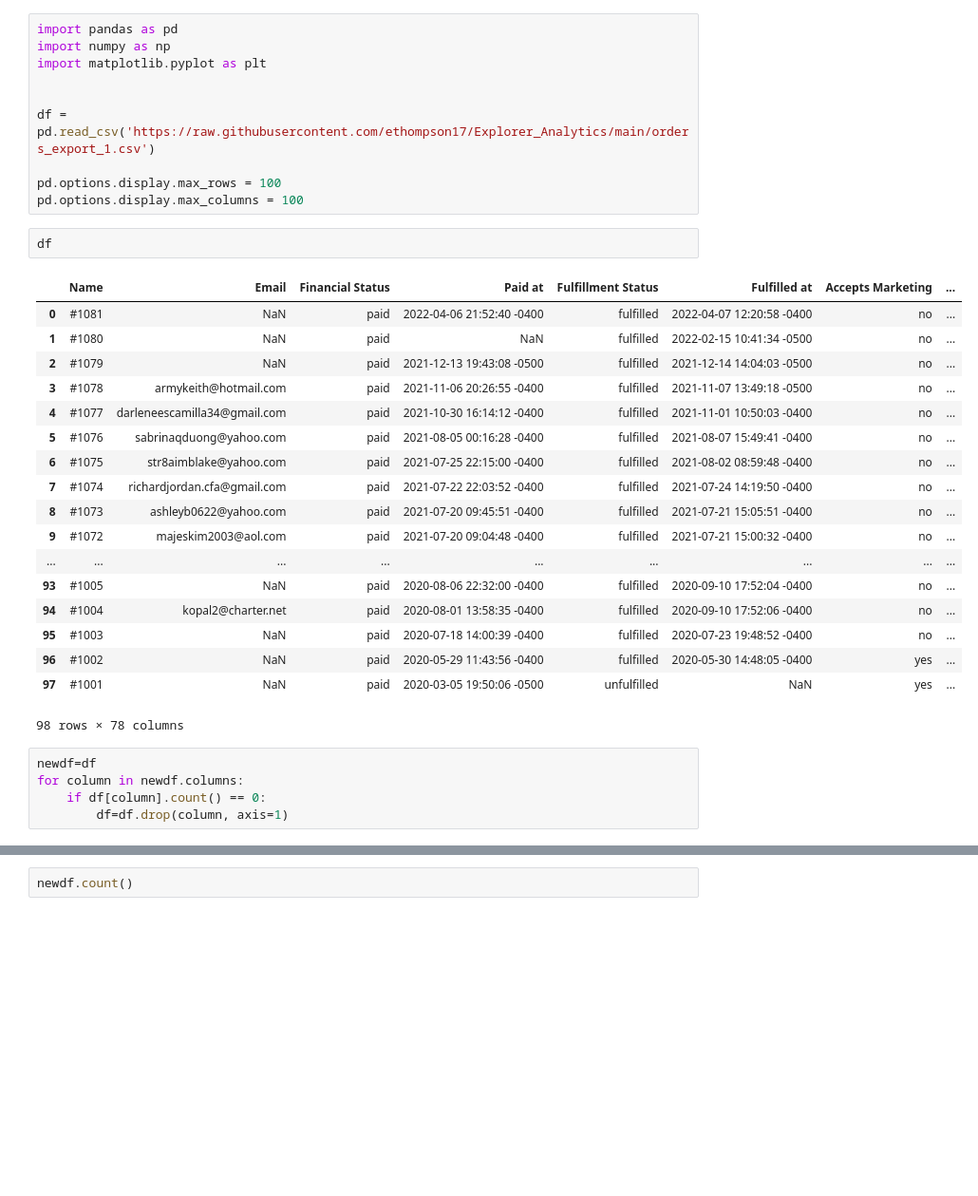
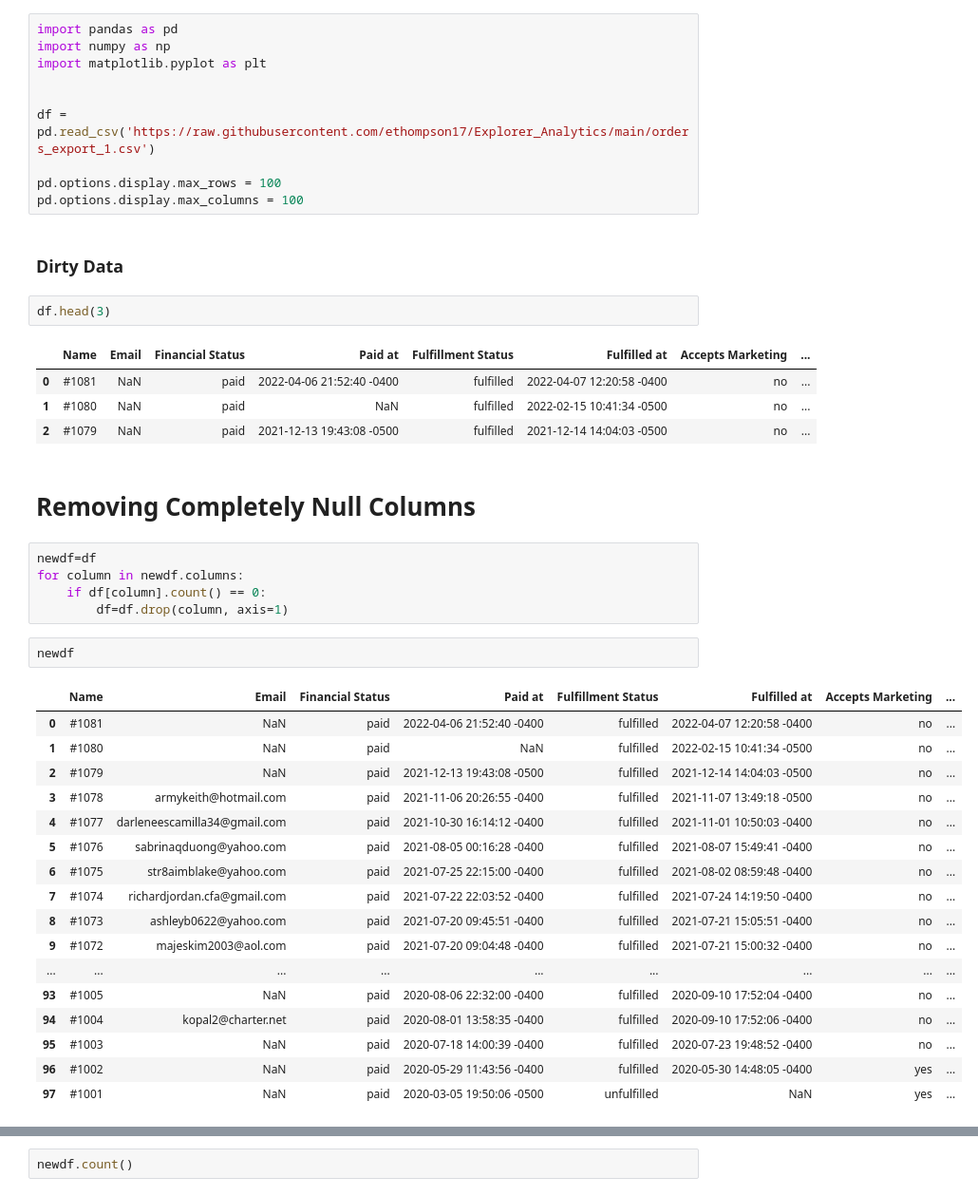
Before and after one commit to ethompson17/Explorer_Analytics, a Jupyter notebook: Explorer Analytics.ipynb, the cells around one changed output, grey strips where cells are left out. Shown: that part at 95% size. Saved outputs shown, nothing was run; the diff lists cells and outputs as text; blank space fills up the shorter version.

```diff
--- a/Explorer Analytics.ipynb
+++ b/Explorer Analytics.ipynb
@@ -8,29 +8,39 @@ df = pd.read_csv('https://raw.githubusercontent.com/ethompson17/Explorer_Analyti
 
 pd.options.display.max_rows = 100
 pd.options.display.max_columns = 100
+# %% [markdown]
+### Dirty Data
 # %%
-df
+df.head(3)
 # %% [output]
 |  | Name | Email | Financial Status | Paid at | Fulfillment Status | Fulfilled at | Accepts Marketing | ... |
 | 0 | #1081 | NaN | paid | 2022-04-06 21:52:40 -0400 | fulfilled | 2022-04-07 12:20:58 -0400 | no | ... |
 | 1 | #1080 | NaN | paid | NaN | fulfilled | 2022-02-15 10:41:34 -0500 | no | ... |
 | 2 | #1079 | NaN | paid | 2021-12-13 19:43:08 -0500 | fulfilled | 2021-12-14 14:04:03 -0500 | no | ... |
-| 3 | #1078 | armykeith@hotmail.com | paid | 2021-11-06 20:26:55 -0400 | fulfilled | 2021-11-07 13:49:18 -0500 | no | ... |
-| 4 | #1077 | darleneescamilla34@gmail.com | paid | 2021-10-30 16:14:12 -0400 | fulfilled | 2021-11-01 10:50:03 -0400 | no | ... |
-| 5 | #1076 | sabrinaqduong@yahoo.com | paid | 2021-08-05 00:16:28 -0400 | fulfilled | 2021-08-07 15:49:41 -0400 | no | ... |
-| 6 | #1075 | str8aimblake@yahoo.com | paid | 2021-07-25 22:15:00 -0400 | fulfilled | 2021-08-02 08:59:48 -0400 | no | ... |
-| 7 | #1074 | richardjordan.cfa@gmail.com | paid | 2021-07-22 22:03:52 -0400 | fulfilled | 2021-07-24 14:19:50 -0400 | no | ... |
-| 8 | #1073 | ashleyb0622@yahoo.com | paid | 2021-07-20 09:45:51 -0400 | fulfilled | 2021-07-21 15:05:51 -0400 | no | ... |
-| 9 | #1072 | majeskim2003@aol.com | paid | 2021-07-20 09:04:48 -0400 | fulfilled | 2021-07-21 15:00:32 -0400 | no | ... |
-| ... | ... | ... | ... | ... | ... | ... | ... | ... |
-| 93 | #1005 | NaN | paid | 2020-08-06 22:32:00 -0400 | fulfilled | 2020-09-10 17:52:04 -0400 | no | ... |
-| 94 | #1004 | kopal2@charter.net | paid | 2020-08-01 13:58:35 -0400 | fulfilled | 2020-09-10 17:52:06 -0400 | no | ... |
-| 95 | #1003 | NaN | paid | 2020-07-18 14:00:39 -0400 | fulfilled | 2020-07-23 19:48:52 -0400 | no | ... |
-| 96 | #1002 | NaN | paid | 2020-05-29 11:43:56 -0400 | fulfilled | 2020-05-30 14:48:05 -0400 | yes | ... |
-| 97 | #1001 | NaN | paid | 2020-03-05 19:50:06 -0500 | unfulfilled | NaN | yes | ... |
-98 rows × 78 columns
+# %% [markdown]
+# Removing Completely Null Columns
 # %%
 newdf=df
 for column in newdf.columns:
     if df[column].count() == 0:
         df=df.drop(column, axis=1)
+# %%
+newdf
+# %% [output]
+|  | Name | Email | Financial Status | Paid at | Fulfillment Status | Fulfilled at | Accepts Marketing | ... |
+| 0 | #1081 | NaN | paid | 2022-04-06 21:52:40 -0400 | fulfilled | 2022-04-07 12:20:58 -0400 | no | ... |
+| 1 | #1080 | NaN | paid | NaN | fulfilled | 2022-02-15 10:41:34 -0500 | no | ... |
+| 2 | #1079 | NaN | paid | 2021-12-13 19:43:08 -0500 | fulfilled | 2021-12-14 14:04:03 -0500 | no | ... |
+| 3 | #1078 | armykeith@hotmail.com | paid | 2021-11-06 20:26:55 -0400 | fulfilled | 2021-11-07 13:49:18 -0500 | no | ... |
+| 4 | #1077 | darleneescamilla34@gmail.com | paid | 2021-10-30 16:14:12 -0400 | fulfilled | 2021-11-01 10:50:03 -0400 | no | ... |
+| 5 | #1076 | sabrinaqduong@yahoo.com | paid | 2021-08-05 00:16:28 -0400 | fulfilled | 2021-08-07 15:49:41 -0400 | no | ... |
+| 6 | #1075 | str8aimblake@yahoo.com | paid | 2021-07-25 22:15:00 -0400 | fulfilled | 2021-08-02 08:59:48 -0400 | no | ... |
+| 7 | #1074 | richardjordan.cfa@gmail.com | paid | 2021-07-22 22:03:52 -0400 | fulfilled | 2021-07-24 14:19:50 -0400 | no | ... |
+| 8 | #1073 | ashleyb0622@yahoo.com | paid | 2021-07-20 09:45:51 -0400 | fulfilled | 2021-07-21 15:05:51 -0400 | no | ... |
+| 9 | #1072 | majeskim2003@aol.com | paid | 2021-07-20 09:04:48 -0400 | fulfilled | 2021-07-21 15:00:32 -0400 | no | ... |
+| ... | ... | ... | ... | ... | ... | ... | ... | ... |
+| 93 | #1005 | NaN | paid | 2020-08-06 22:32:00 -0400 | fulfilled | 2020-09-10 17:52:04 -0400 | no | ... |
+| 94 | #1004 | kopal2@charter.net | paid | 2020-08-01 13:58:35 -0400 | fulfilled | 2020-09-10 17:52:06 -0400 | no | ... |
+| 95 | #1003 | NaN | paid | 2020-07-18 14:00:39 -0400 | fulfilled | 2020-07-23 19:48:52 -0400 | no | ... |
+| 96 | #1002 | NaN | paid | 2020-05-29 11:43:56 -0400 | fulfilled | 2020-05-30 14:48:05 -0400 | yes | ... |
+| 97 | #1001 | NaN | paid | 2020-03-05 19:50:06 -0500 | unfulfilled | NaN | yes | ... |
```
Also changed, not shown: parts of 13 cells of this notebook.
